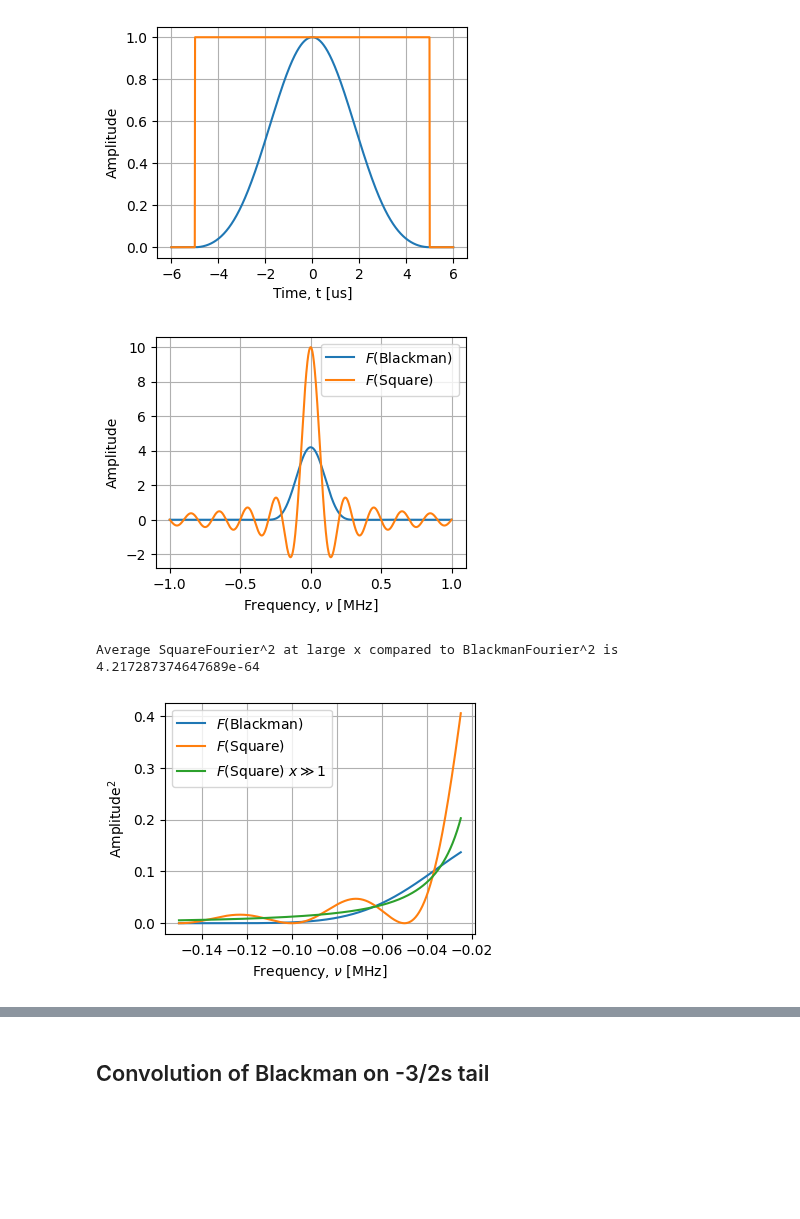
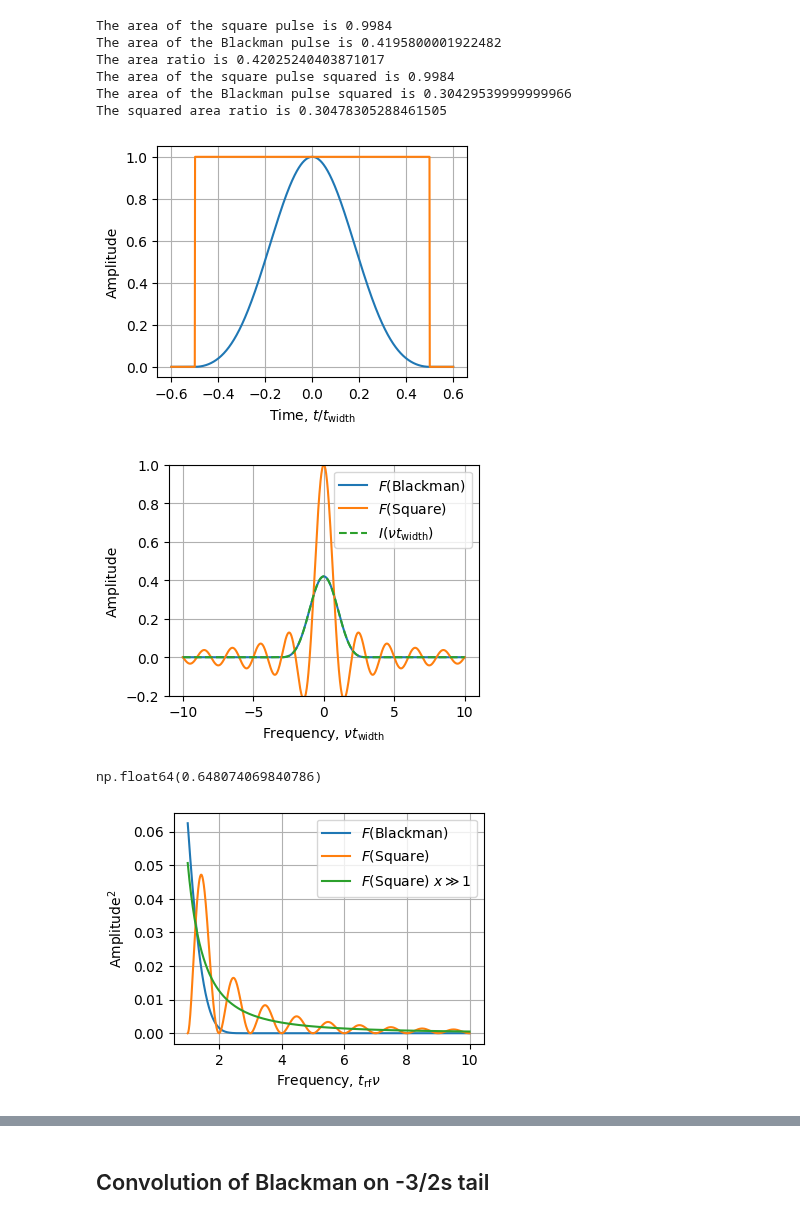
Before and after one commit to colinjdale/ChiPyLab, a Jupyter notebook: examples/plot_blackman_envelope.ipynb, the cells around one changed output, grey strips where cells are left out. Saved outputs shown, nothing was run; the diff lists cells and outputs as text; code cells hidden in the pictures; blank space fills up the shorter version.

Commit message:
Added another version of Blackman fourier transform

```diff
--- a/examples/plot_blackman_envelope.ipynb
+++ b/examples/plot_blackman_envelope.ipynb
@@ -8,63 +8,87 @@ sys.path.append(str(Path(os.getcwd()).parent))
 
 from general.pulses import blackman_pulse, square_pulse
 # %%
-t = np.linspace(-6, 6, 1000)
+t_min, t_max = (-6, 6)
+num = 1000
+t = np.linspace(t_min, t_max, num)
 t_width = 10
 
 fig, ax = plt.subplots(figsize=(4,3))
 
-ax.plot(t, blackman_pulse(t+t_width/2, t_width))
-ax.plot(t, square_pulse(t+t_width/2, t_width))
+ax.plot(t/t_width, blackman_pulse(t+t_width/2, t_width))
+ax.plot(t/t_width, square_pulse(t+t_width/2, t_width))
 ax.grid(True)
-ax.set(xlabel="Time, t [us]", ylabel="Amplitude")
+ax.set(xlabel=r"Time, $t/t_\mathrm{width}$", ylabel="Amplitude")
+
+dt = (t_max - t_min)/num/t_width
+A_blackman = np.trapezoid(blackman_pulse(t+t_width/2, t_width), dx=dt)
+A_square = np.trapezoid(square_pulse(t+t_width/2, t_width), dx=dt)
+A2_blackman = np.trapezoid(blackman_pulse(t+t_width/2, t_width)**2, dx=dt)
+A2_square = np.trapezoid(square_pulse(t+t_width/2, t_width)**2, dx=dt)
+
+print(f"The area of the square pulse is {A_square}")
+print(f"The area of the Blackman pulse is {A_blackman}")
+print(f"The area ratio is {A_blackman/A_square}")
+
+print(f"The area of the square pulse squared is {A2_square}")
+print(f"The area of the Blackman pulse squared is {A2_blackman}")
+print(f"The squared area ratio is {A2_blackman/A2_square}")
 
 plt.show()
 # %% [output]
+The area of the square pulse is 0.9984
+The area of the Blackman pulse is 0.4195800001922482
+The area ratio is 0.42025240403871017
+The area of the square pulse squared is 0.9984
+The area of the Blackman pulse squared is 0.30429539999999966
+The squared area ratio is 0.30478305288461505
-[figure, old version]
+[figure, new version]
 # %%
-from general.pulses import blackman_fourier
+from general.pulses import blackman_fourier, blackman_instrument
 
 nu = np.linspace(-1, 1, 1000)
 t_width = 10
 
 fig, ax = plt.subplots(figsize=(4,3))
 
-ax.plot(nu, blackman_fourier(nu, t_width), label=r'$F$(Blackman)')
-ax.plot(nu, t_width*np.sinc(t_width*nu), label=r'$F$(Square)')
+ax.plot(nu * t_width, blackman_fourier(nu, t_width)/t_width, label=r'$F$(Blackman)')
+ax.plot(nu * t_width, t_width*np.sinc(t_width*nu)/t_width, label=r'$F$(Square)')
+ax.plot(nu * t_width, blackman_instrument(nu, t_width)/t_width, '--', label=r'$I(\nu t_\mathrm{width})$')
 ax.grid(True)
-ax.set(xlabel=r"Frequency, $\nu$ [MHz]", ylabel="Amplitude")
+ax.set(xlabel=r"Frequency, $\nu t_\mathrm{width}$", ylabel="Amplitude", ylim=[-0.2, 1])
 ax.legend(loc="upper right")
 
 plt.show()
 # %% [output]
-[figure, old version]
+[figure, new version]
+# %%
+0.42
+# %% [output]
+np.float64(0.648074069840786)
 # %%
 from general.pulses import blackman_fourier
 
-nu_test = -0.15
-nu = np.linspace(nu_test, -0.025, 1000)
-t_width = 20
+nu = np.linspace(0.05, 0.5, 1000)
 
 def large_x_sinc(x):
     return 1/np.sqrt(2)* np.piecewise(x, [x==0, x!=0], [1, lambda x: 1/(np.pi * x)])
 
 fig, ax = plt.subplots(figsize=(4,3))
 
-ax.plot(nu, (blackman_fourier(nu, t_width)/t_width)**2, label=r'$F$(Blackman)')
-ax.plot(nu, np.sinc(t_width*nu)**2, label=r'$F$(Square)')
-ax.plot(nu, large_x_sinc(t_width*nu)**2, label=r'$F$(Square) $x\gg1$')
+ax.plot(nu * t_width, (blackman_fourier(nu, t_width)/t_width)**2, label=r'$F$(Blackman)')
+ax.plot(nu * t_width, np.sinc(t_width*nu)**2, label=r'$F$(Square)')
+ax.plot(nu * t_width, large_x_sinc(t_width*nu)**2, label=r'$F$(Square) $x\gg1$')
 ax.grid(True)
-ax.set(xlabel=r"Frequency, $\nu$ [MHz]", ylabel=r"Amplitude$^2$")
-ax.legend(loc="upper left")
+ax.set(xlabel=r"Frequency, $t_\mathrm{rf} \nu$", ylabel=r"Amplitude$^2$")
+ax.legend(loc="upper right")
 
-ratio = (blackman_fourier(nu_test, t_width)/t_width)**2/large_x_sinc(t_width*nu_test)**2
+# ratio = (blackman_fourier(nu_test, t_width)/t_width)**2/large_x_sinc(t_width*nu_test)**2
 
-print(f"Average SquareFourier^2 at large x compared to BlackmanFourier^2 is {ratio}")
+# print(f"Average SquareFourier^2 at large x compared to BlackmanFourier^2 is {ratio}")
 
 plt.show()
 # %% [output]
-Average SquareFourier^2 at large x compared to BlackmanFourier^2 is 4.217287374647689e-64
-[figure, old version]
+[figure, new version]
 # %%
 fig, ax = plt.subplots(figsize=(4,3))
 
```
Also changed, not shown: parts of 1 cell of this notebook, 2 other files.
